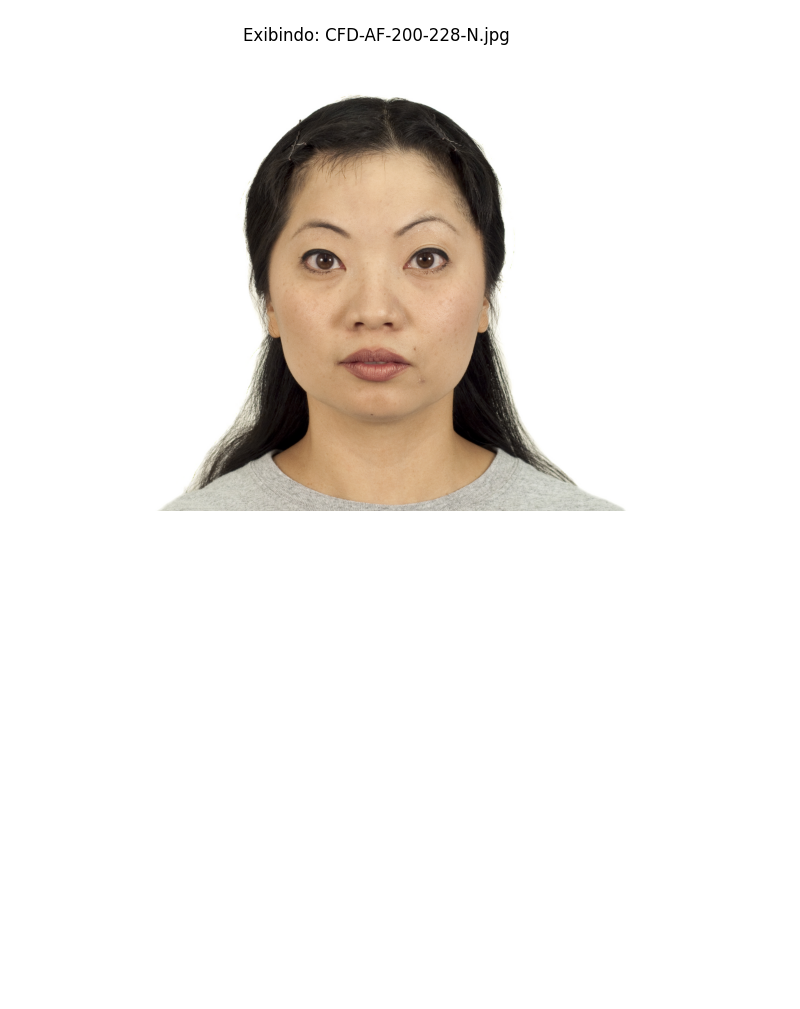
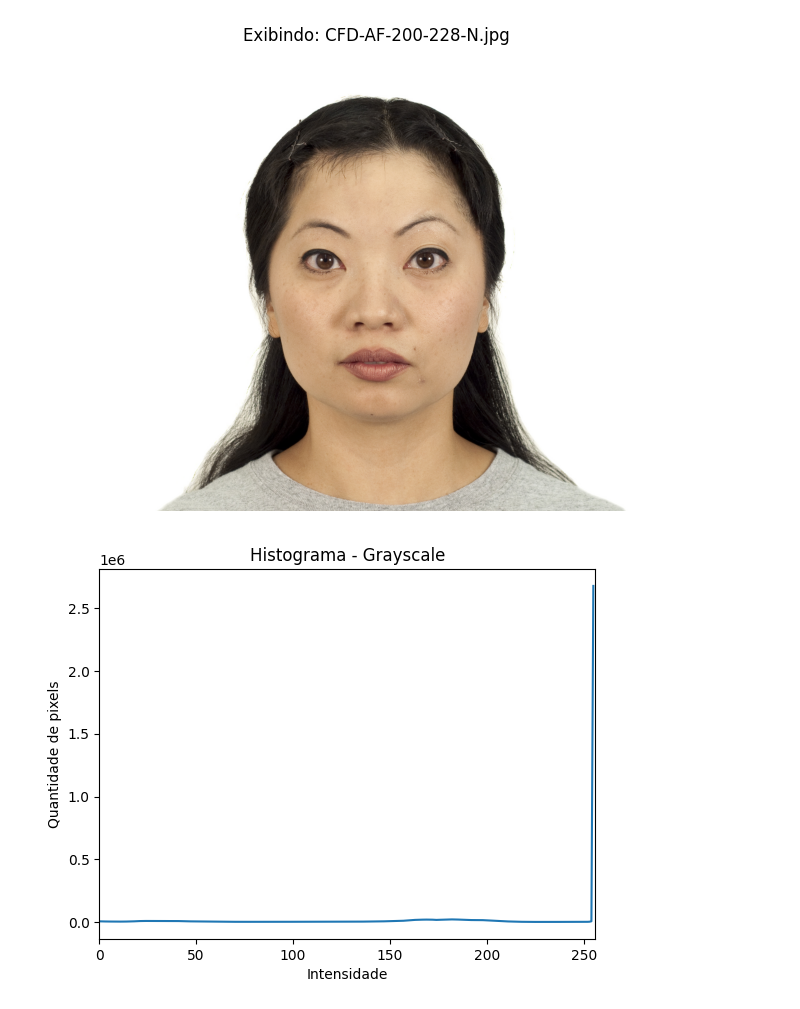
Before and after one commit to VitorMours/VirtualHumans-Analysis, a Jupyter notebook: main.ipynb, the cells around one changed output. Saved outputs shown, nothing was run; the diff lists cells and outputs as text; code cells hidden in the pictures; blank space fills up the shorter version.

```diff
--- a/main.ipynb
+++ b/main.ipynb
@@ -52,6 +52,11 @@ can use the **supervised learned** spectrum fo thecniquies, to learn something.
 
 In the next code, we have some elements that can be used to determine the image.
 # %%
+from pathlib import WindowsPath
+
+from cv2 import UMat
+
+
 class Ethnicity(enum.Enum):
   ASIAN_AMERICAN = "A"
   BLACK = "B"
@@ -141,7 +146,14 @@ class ImageProcessingPipeline:
           self.results.append(img_path)
     return self.results
 
+  def image_histogram_as_grayscale(self, image_path: WindowsPath) -> np.ndarray:
+    img: UMat = cv2.imread(str(image_path), cv2.IMREAD_GRAYSCALE)
+    assert img is not None, "file could not be read, check with os.path.exists()"
+    histogram: UMat = cv2.calcHist([img], [0], None, [256], [0, 256])
+    return histogram
+
   def plot_result_images(self, only_first: bool =False) -> None:
+    pass
 # %%
 
 image_filter = ImageFilter(
@@ -187,3 +199,13 @@ plt.title(f"Exibindo: {Path(image_path).name}")
 plt.show()
 # %% [output]
 [figure]
+# %%
+histogram = pipeline.image_histogram_as_grayscale(image_path)
+plt.plot(histogram)
+plt.xlim([0, 256])
+plt.xlabel("Intensidade")
+plt.ylabel("Quantidade de pixels")
+plt.title("Histograma - Grayscale")
+plt.show()
+# %% [output]
+[figure, added]
```
Also changed, not shown: parts of 2 cells of this notebook.
